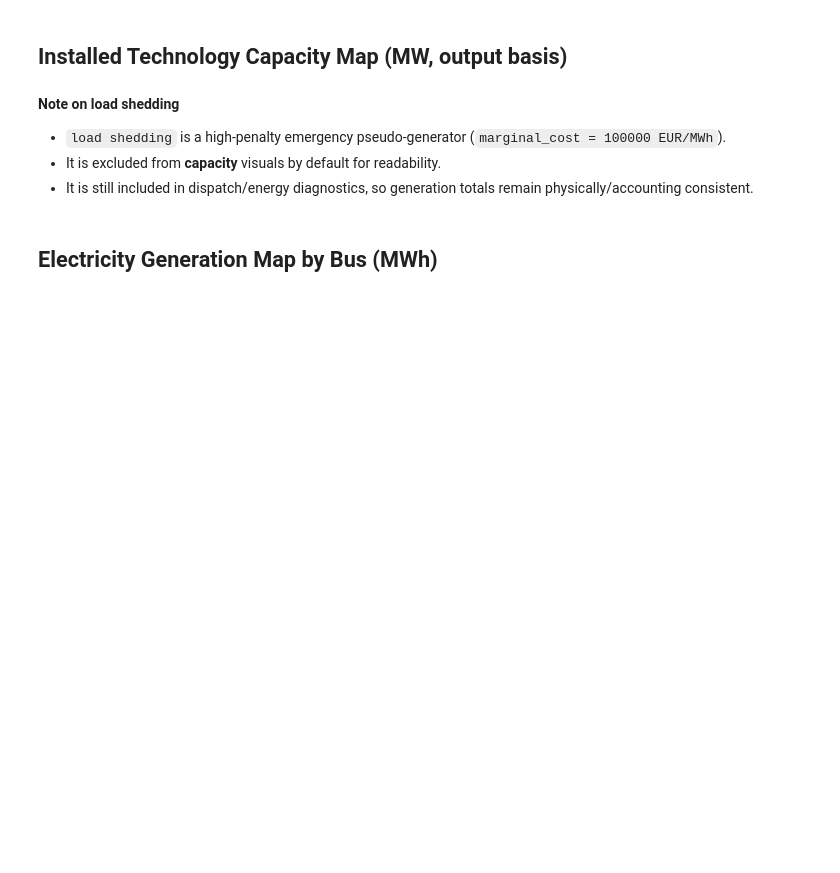
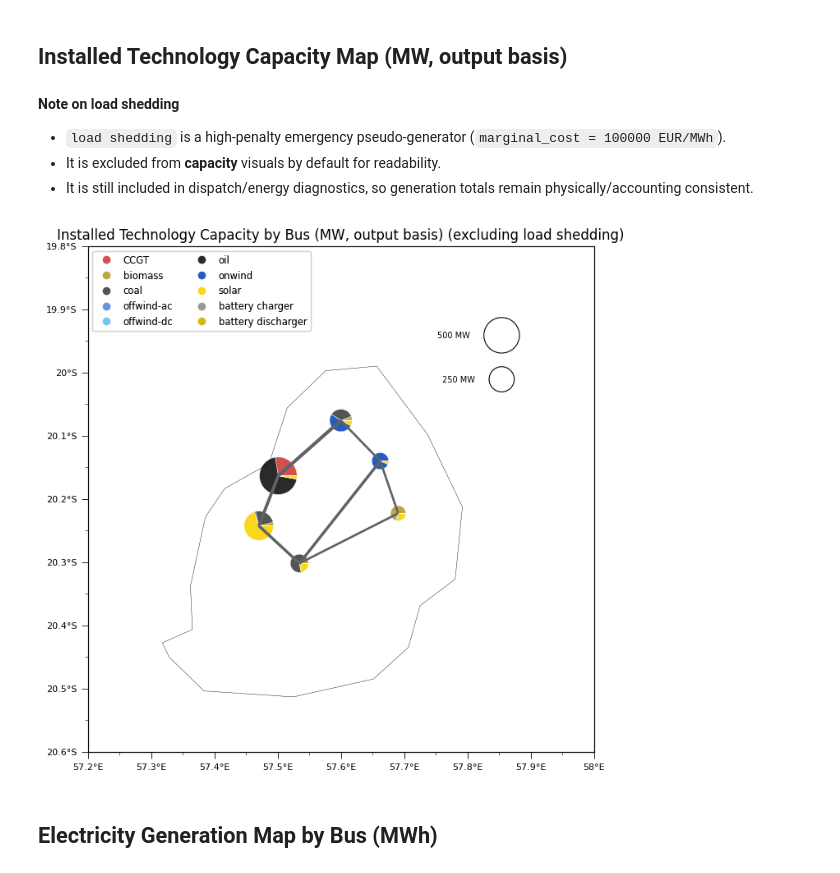
Before and after one commit to cpalazzi/pypsa-earth-mauritius-kestrel, a Jupyter notebook: notebooks/01_run_analysis.ipynb, the cells around one changed output. Drawn from its saved outputs; the diff is of its cells as text; code cells hidden in the pictures; blank space fills up the shorter version.

```diff
--- a/notebooks/01_run_analysis.ipynb
+++ b/notebooks/01_run_analysis.ipynb
@@ -487,8 +634,7 @@ if CARTOPY_AVAILABLE and not n.generators.empty:
     carriers = cap_df.columns.tolist()
     color_map = {c: tech_color(c) for c in carriers}
 
-    line_widths = 1e-4 * n.lines.s_nom_opt.fillna(n.lines.s_nom)
-    link_widths = 1e-4 * n.links.p_nom_opt.fillna(n.links.p_nom)
+    line_widths, link_widths = map_branch_widths(n)
 
     pies = cap_df[cap_df.sum(axis=1) > 0]
     if len(pies) == 0:
@@ -501,9 +647,9 @@ if CARTOPY_AVAILABLE and not n.generators.empty:
                 boundaries=MAP_BOUNDS,
                 bus_sizes=0.0,
                 line_widths=line_widths,
-                line_colors="gainsboro",
+                line_colors="#5f6368",
                 link_widths=link_widths,
-                link_colors="lightsteelblue",
+                link_colors="#2f6f9f",
                 branch_components={"Line", "Link"},
             )
         except Exception as exc:
@@ -511,10 +657,9 @@ if CARTOPY_AVAILABLE and not n.generators.empty:
             ax.set_extent(MAP_BOUNDS)
             ax.coastlines()
 
-        # ── Adaptive scale: largest bus → 2° radius (sqrt for area-proportional) ──
-        MAX_RADIUS_DEG = map_symbol_radius()
+        # Adaptive scale: pie area is proportional to value and capped by AC-bus spacing.
         max_total = pies.sum(axis=1).max()
-        r_scale = MAX_RADIUS_DEG / np.sqrt(max_total) if max_total > 0 else 0.0
+        MAX_RADIUS_DEG, r_scale = pie_radius_scale(pies.sum(axis=1))
 
         from matplotlib.patches import Circle
 
@@ -550,33 +695,35 @@ if CARTOPY_AVAILABLE and not n.generators.empty:
         _big = _mag * 5 if _mag * 5 <= _max_gw else _mag
         _ref_vals_gw = [_big, _big / 2]
         _ref_x, _ref_y_top = map_ref_anchor()
         _cursor_y = _ref_y_top
         for gw in _ref_vals_gw:
             ref_mw = gw * 1e3
             ref_r = np.sqrt(ref_mw) * r_scale
             _cursor_y -= ref_r
             circ = Circle((_ref_x, _cursor_y), ref_r,
                           facecolor="none", edgecolor="black", linewidth=0.8,
                           transform=ccrs.PlateCarree(), zorder=5)
             ax.add_patch(circ)
             label = f"{gw:.0f} GW" if gw >= 1 else f"{gw*1e3:.0f} MW"
             ax.text(_ref_x - ref_r - map_symbol_radius(0.03), _cursor_y, label,
                     fontsize=7, va="center", ha="right",
                     transform=ccrs.PlateCarree(), zorder=5)
             _cursor_y -= ref_r + map_symbol_radius(0.03)
 
         ax.set_axis_on()
         for spine in ax.spines.values():
             spine.set_visible(True)
         apply_map_axes(ax, ccrs, mticker, LongitudeFormatter, LatitudeFormatter)
         title_suffix = " (excluding load shedding)" if not INCLUDE_LOAD_SHEDDING_IN_CAPACITY_MAP else ""
         ax.set_title(f"Installed Technology Capacity by Bus (MW, output basis){title_suffix}")
         plt.show()
 
 elif not CARTOPY_AVAILABLE:
     print("Cartopy not available; skipping capacity pie map.")
 else:
     print("No generators available in this network file.")
+# %% [output]
+[figure, added]
 # %% [markdown]
 ## Electricity Generation Map by Bus (MWh)
 # %%
```
Also changed, not shown: parts of 21 cells of this notebook.
